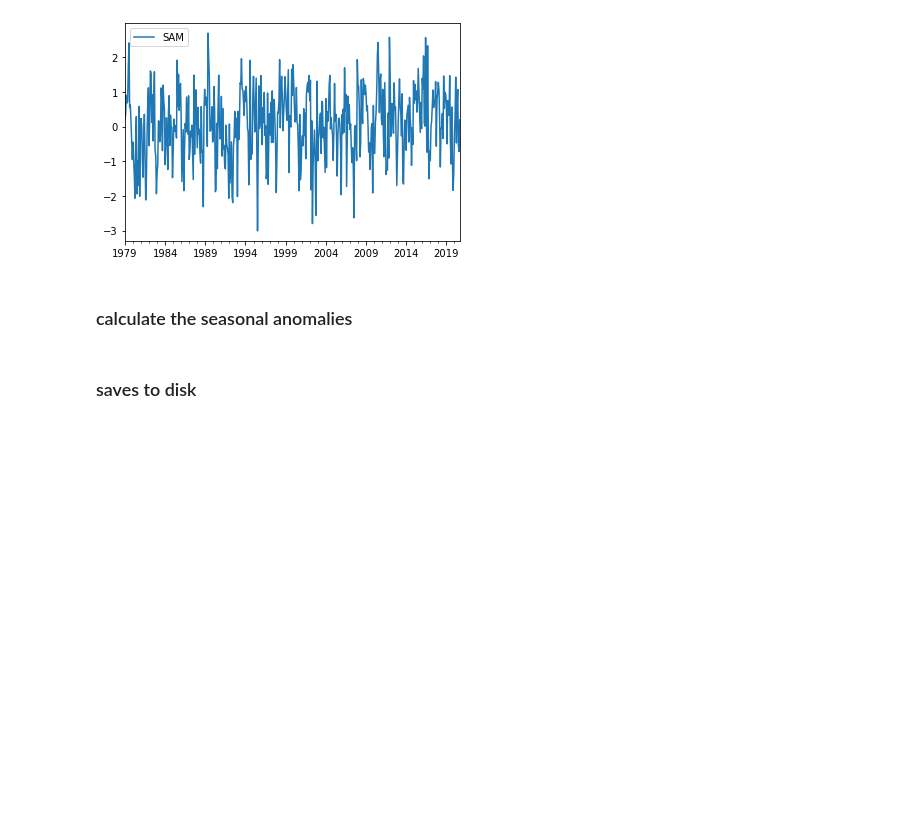
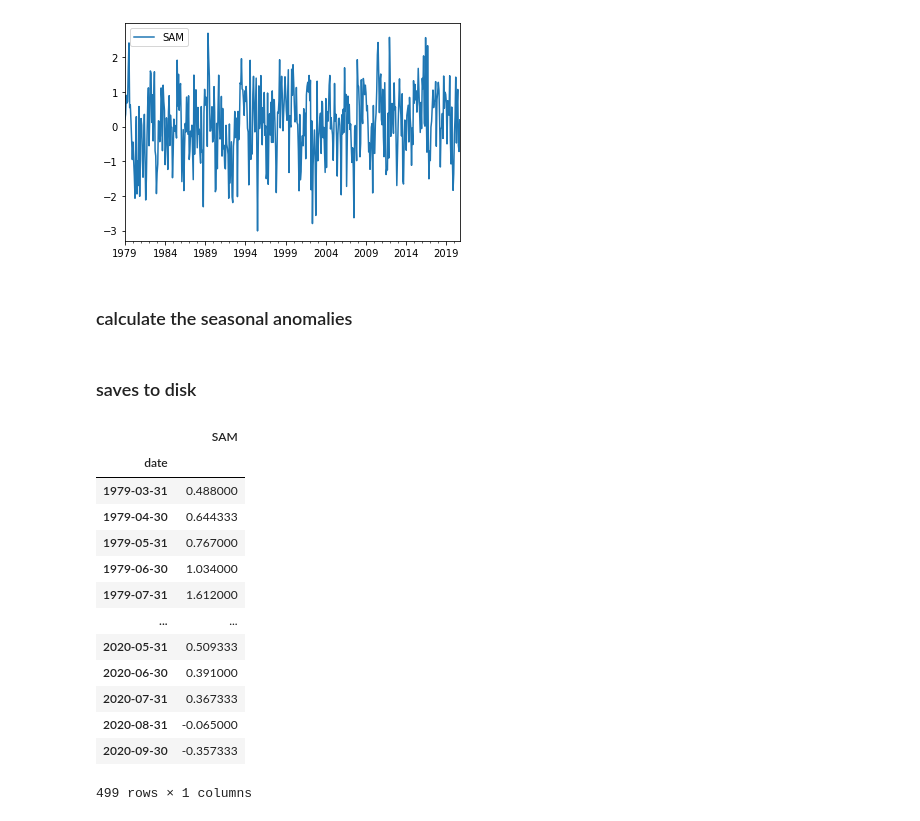
Before and after one commit to nicolasfauchereau/ML4seas, a Jupyter notebook: observational_indices/notebooks/SAM.ipynb, the cells around one changed output. Drawn from its saved outputs; the diff is of its cells as text; code cells hidden in the pictures; blank space fills up the shorter version.

```diff
--- a/observational_indices/notebooks/SAM.ipynb
+++ b/observational_indices/notebooks/SAM.ipynb
@@ -38,5 +38,24 @@ opath = pathlib.Path("/media/nicolasf/END19101/data/observational_indices/SAM")
 # %%
 if not opath.exists():
     opath.mkdir(parents=True)
+# %%
+sam.index.name = 'date'
 # %%
 sam.to_csv(opath.joinpath("SAM.csv"))
+# %%
+sam
+# %% [output]
+|  | SAM |
+| date |  |
+| 1979-03-31 | 0.488000 |
+| 1979-04-30 | 0.644333 |
+| 1979-05-31 | 0.767000 |
+| 1979-06-30 | 1.034000 |
+| 1979-07-31 | 1.612000 |
+| ... | ... |
+| 2020-05-31 | 0.509333 |
+| 2020-06-30 | 0.391000 |
+| 2020-07-31 | 0.367333 |
+| 2020-08-31 | -0.065000 |
+| 2020-09-30 | -0.357333 |
+499 rows × 1 columns
```
Also changed, not shown: 8 other files.
